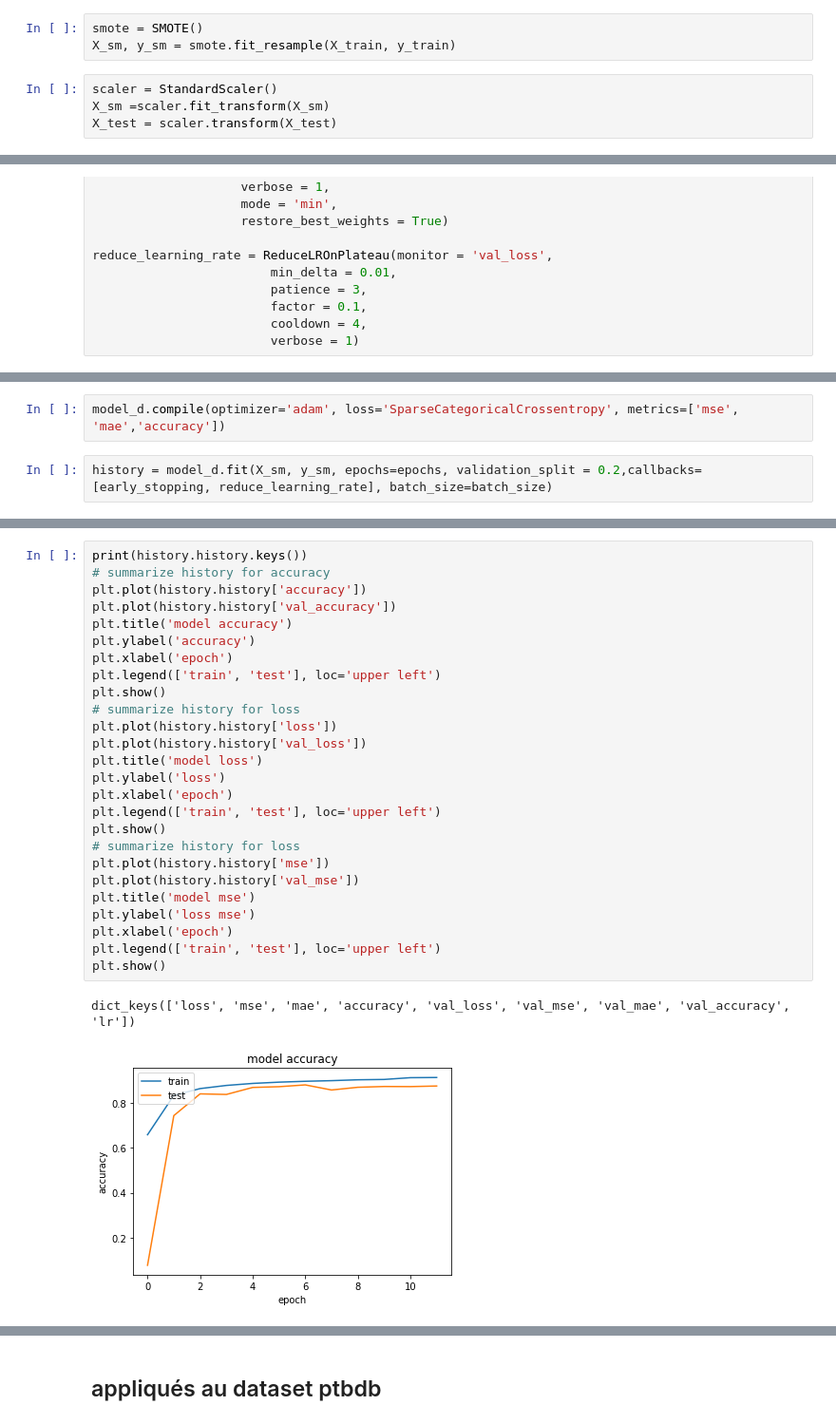
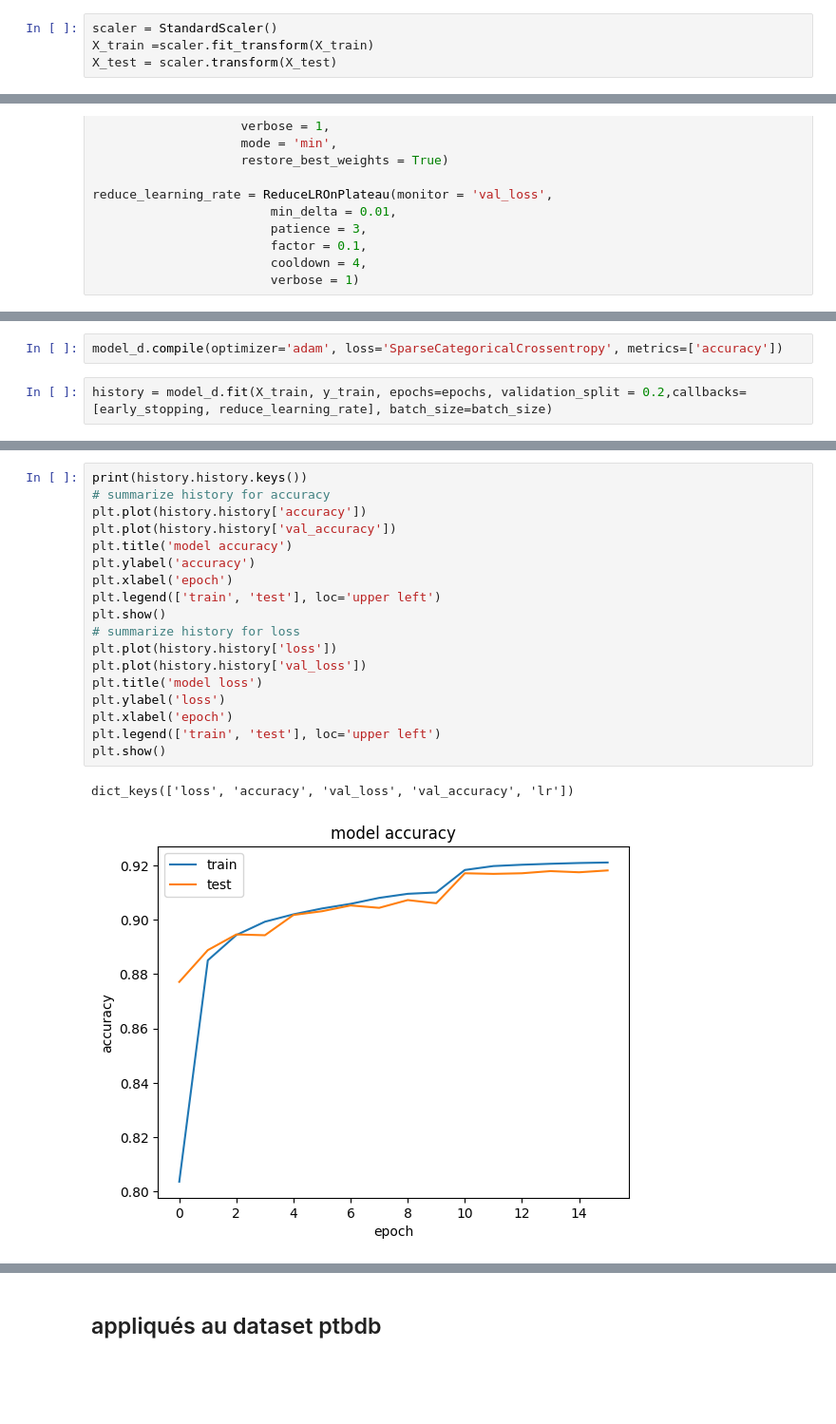
Before and after one commit to XDEBUF/DL_Heart_Disease, a Jupyter notebook: ecg_notebook_final_xavier_debuf_version_final.ipynb, the cells around one changed output, grey strips where cells are left out. Shown at 95% size. Saved outputs shown, nothing was run; the diff lists cells and outputs as text; blank space fills up the shorter version.

```diff
--- a/ecg_notebook_final_xavier_debuf_version_final.ipynb
+++ b/ecg_notebook_final_xavier_debuf_version_final.ipynb
@@ -296,9 +271,6 @@ X_train, X_test, y_train, y_test = train_test_split(X, y, test_size=0.25, random
-# %%
-smote = SMOTE()
-X_sm, y_sm = smote.fit_resample(X_train, y_train)
 # %%
 scaler = StandardScaler()
-X_sm =scaler.fit_transform(X_sm)
+X_train =scaler.fit_transform(X_train)
 X_test = scaler.transform(X_test)
 # %%
 early_stopping = EarlyStopping(monitor = 'val_loss',
@@ -352,7 +324,7 @@ Non-trainable params: 0
 _________________________________________________________________
 # %%
-model_d.compile(optimizer='adam', loss='SparseCategoricalCrossentropy', metrics=['mse', 'mae','accuracy'])
+model_d.compile(optimizer='adam', loss='SparseCategoricalCrossentropy', metrics=['accuracy'])
 # %%
-history = model_d.fit(X_sm, y_sm, epochs=epochs, validation_split = 0.2,callbacks=[early_stopping, reduce_learning_rate], batch_size=batch_size)
+history = model_d.fit(X_train, y_train, epochs=epochs, validation_split = 0.2,callbacks=[early_stopping, reduce_learning_rate], batch_size=batch_size)
 # %% [output]
 Epoch 1/30
@@ -401,29 +370,21 @@ TypeError: ignored
 # %%
 print(history.history.keys())
 # summarize history for accuracy
 plt.plot(history.history['accuracy'])
 plt.plot(history.history['val_accuracy'])
 plt.title('model accuracy')
 plt.ylabel('accuracy')
 plt.xlabel('epoch')
 plt.legend(['train', 'test'], loc='upper left')
 plt.show()
 # summarize history for loss
 plt.plot(history.history['loss'])
 plt.plot(history.history['val_loss'])
 plt.title('model loss')
 plt.ylabel('loss')
 plt.xlabel('epoch')
 plt.legend(['train', 'test'], loc='upper left')
 plt.show()
-# summarize history for loss
-plt.plot(history.history['mse'])
-plt.plot(history.history['val_mse'])
-plt.title('model mse')
-plt.ylabel('loss mse')
-plt.xlabel('epoch')
-plt.legend(['train', 'test'], loc='upper left')
-plt.show()
 # %% [output]
-dict_keys(['loss', 'mse', 'mae', 'accuracy', 'val_loss', 'val_mse', 'val_mae', 'val_accuracy', 'lr'])
+dict_keys(['loss', 'accuracy', 'val_loss', 'val_accuracy', 'lr'])
-[figure, old version]
+[figure, new version]
```
Also changed, not shown: parts of 150 cells of this notebook.
